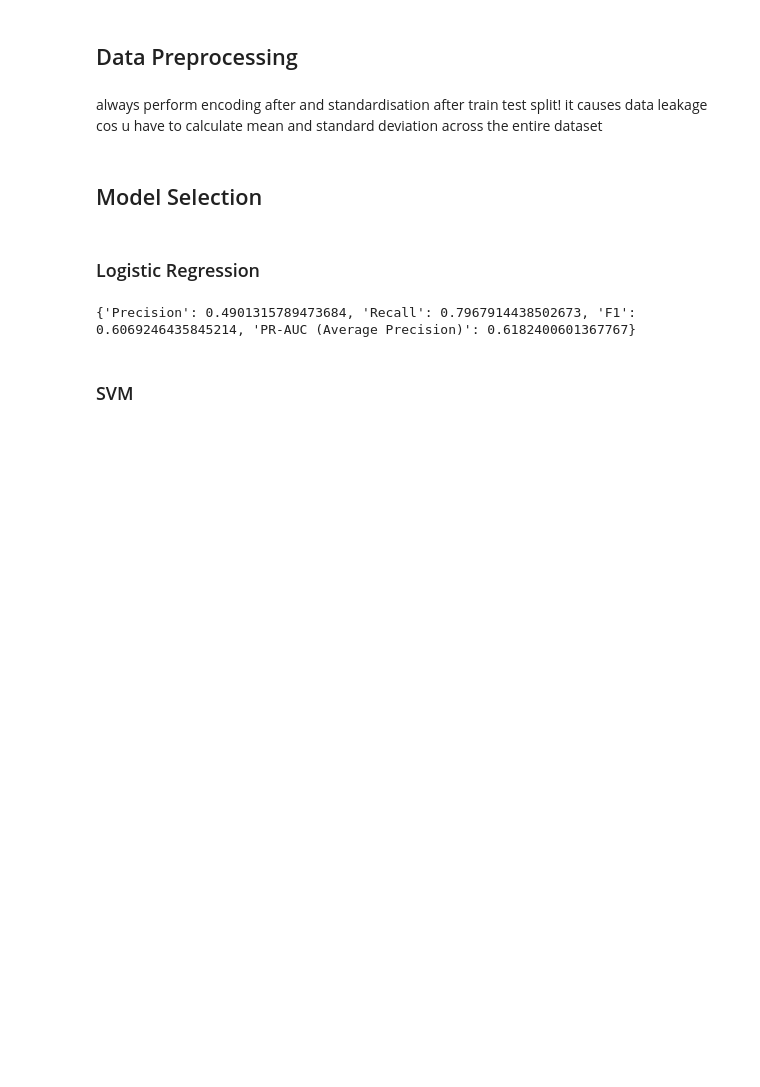
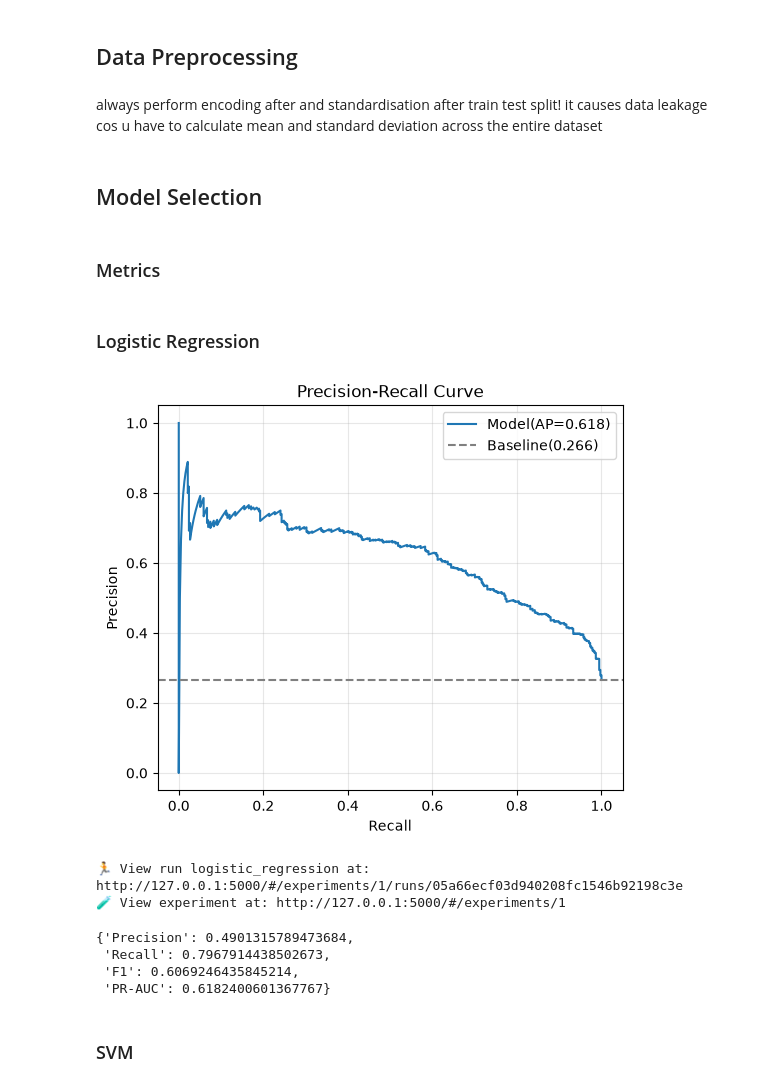
Before and after one commit to tisya683/e2e-customer-churn-prediction, a Jupyter notebook: notebooks/exploration.ipynb, the cells around one changed output. Cells and saved outputs as stored; diff of their text form; code cells hidden in the pictures; blank space fills up the shorter version.

```diff
--- a/notebooks/exploration.ipynb
+++ b/notebooks/exploration.ipynb
@@ -52,3 +52,8 @@ path = kagglehub.dataset_download("blastchar/telco-customer-churn")
 print("Path to dataset files:", path)
 # %% [output]
 Path to dataset files: /Users/tisya_elan/.cache/kagglehub/datasets/blastchar/telco-customer-churn/versions/1
+# %%
+# set up mlflow
+
+mlflow.set_tracking_uri("http://127.0.0.1:5000")
+mlflow.set_experiment("telco_churn_prediction")
@@ -275,3 +301,5 @@ preprocessor=ColumnTransformer([
 ])
 # %% [markdown]
 ## Model Selection
+# %% [markdown]
+### Metrics
@@ -280,18 +336,33 @@ preprocessor=ColumnTransformer([
 # %%
 #pipeline combines preprocessing and model into one workflow
 
-lr_model=Pipeline(
-[("preprocessor",preprocessor),
-("classifier",LogisticRegression(
-    max_iter=1000,
-    random_state=42,
-    class_weight="balanced" #balanced gives greater wight to the minority class
-))
-])
 
-#train the model
-lr_model.fit(X_train,y_train)
+with mlflow.start_run(run_name="logistic_regression"):
+    mlflow.log_params({
+        "model":"LogisticRegression",
+         "max_iter":1000,
+         "class_weight":"balanced",
+         "random_state":42,})
 
-#predict on test model
-lr_pred=lr_model.predict(X_test)
-lr_scores=lr_model.predict_proba(X_test)[:,1] #probability of chuing
+    lr_model=Pipeline(
+    [("preprocessor",preprocessor),
+    ("classifier",LogisticRegression(
+        max_iter=1000,
+        random_state=42,
+        class_weight="balanced" #balanced gives greater wight to the minority class
+    ))
+    ])
+
+    #train the model
+    lr_model.fit(X_train,y_train)
+
+    #predict on test model
+    lr_pred=lr_model.predict(X_test)
+    lr_scores=lr_model.predict_proba(X_test)[:,1] #probability of churning
+
+    metrics = compute_metrics(y_test, lr_pred, lr_scores, plot=True)
+    mlflow.log_metrics(metrics)
+# %% [output]
+[figure, added]
+🏃 View run logistic_regression at: http://127.0.0.1:5000/#/experiments/1/runs/05a66ecf03d940208fc1546b92198c3e
+🧪 View experiment at: http://127.0.0.1:5000/#/experiments/1
@@ -307,8 +369,11 @@ def compute_metrics(y_actual,y_pred,y_scores):
 # %%
-metrics=compute_metrics(y_test,lr_pred,lr_scores)
-print(metrics)
+#see results for logisitic regression
+metrics
 # %% [output]
-{'Precision': 0.4901315789473684, 'Recall': 0.7967914438502673, 'F1': 0.6069246435845214, 'PR-AUC (Average Precision)': 0.6182400601367767}
+{'Precision': 0.4901315789473684,
+ 'Recall': 0.7967914438502673,
+ 'F1': 0.6069246435845214,
+ 'PR-AUC': 0.6182400601367767}
 # %% [markdown]
 ### SVM
 # %%
```
Also changed, not shown: parts of 15 cells of this notebook, 1 other file.
